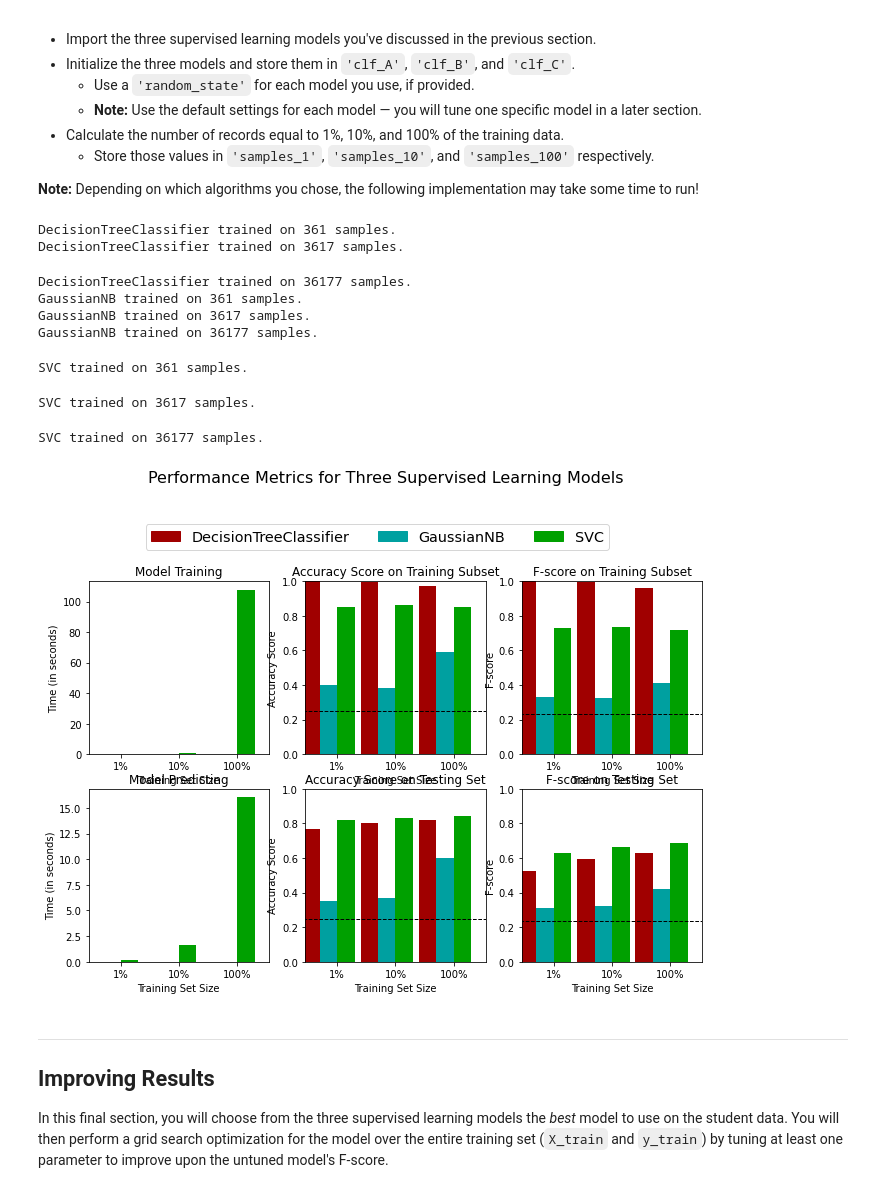
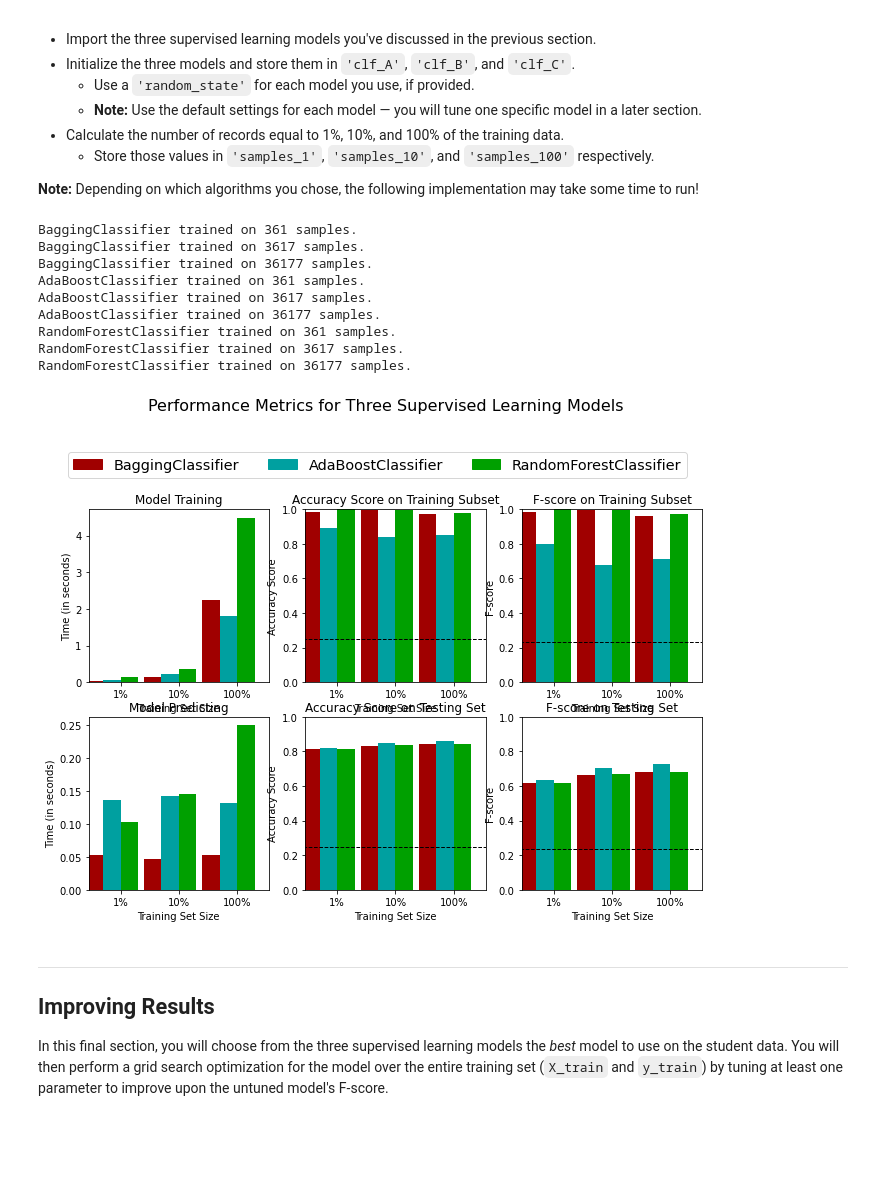
Before and after one commit to alexgeorgousis/charity-ml, a Jupyter notebook: finding_donors.ipynb, the cells around one changed output. Saved outputs shown, nothing was run; the diff lists cells and outputs as text; code cells hidden in the pictures; blank space fills up the shorter version.

```diff
--- a/finding_donors.ipynb
+++ b/finding_donors.ipynb
@@ -354,10 +386,10 @@ def train_predict(learner, sample_size, X_train, y_train, X_test, y_test):
     results['acc_test'] = accuracy_score(y_test, predictions_test)
 
     # Compute F-score on the the first 300 training samples using fbeta_score()
-    results['f_train'] = fbeta_score(y_train[:300], predictions_train, 0.5)
+    results['f_train'] = fbeta_score(y_train[:300], predictions_train, beta=0.5)
 
-    # TODO: Compute F-score on the test set which is y_test
-    results['f_test'] = fbeta_score(y_test, predictions_test, 0.5)
+    # Compute F-score on the test set which is y_test
+    results['f_test'] = fbeta_score(y_test, predictions_test, beta=0.5)
 
     # Success
     print("{} trained on {} samples.".format(learner.__class__.__name__, sample_size))
@@ -378,44 +410,50 @@ In the code cell, you will need to implement the following:
 # %%
 # Import the three supervised learning models from sklearn
 from sklearn.naive_bayes import GaussianNB
 from sklearn.tree import DecisionTreeClassifier
 from sklearn.svm import SVC
+from sklearn.ensemble import AdaBoostClassifier, RandomForestClassifier, BaggingClassifier
+
+seed = 42
 
 # Initialize the three models
-clf_A = DecisionTreeClassifier()
-clf_B = GaussianNB()
-clf_C = SVC()
+# clf_A = DecisionTreeClassifier()
+# clf_B = GaussianNB()
+# clf_C = SVC()
+clf_A = BaggingClassifier(random_state=seed)
+clf_B = AdaBoostClassifier(random_state=seed)
+clf_C = RandomForestClassifier(random_state=seed)
 
-# TODO: Calculate the number of samples for 1%, 10%, and 100% of the training data
+# Calculate the number of samples for 1%, 10%, and 100% of the training data
 # HINT: samples_100 is the entire training set i.e. len(y_train)
 # HINT: samples_10 is 10% of samples_100 (ensure to set the count of the values to be `int` and not `float`)
 # HINT: samples_1 is 1% of samples_100 (ensure to set the count of the values to be `int` and not `float`)
 samples_100 = len(y_train)
 samples_10 = len(y_train) // 10
 samples_1 = len(y_train) // 100
 
 # Collect results on the learners
 results = {}
 for clf in [clf_A, clf_B, clf_C]:
     clf_name = clf.__class__.__name__
     results[clf_name] = {}
     for i, samples in enumerate([samples_1, samples_10, samples_100]):
         results[clf_name][i] = \
         train_predict(clf, samples, X_train, y_train, X_test, y_test)
 
 # Run metrics visualization for the three supervised learning models chosen
 vs.evaluate(results, accuracy, fscore)
 # %% [output]
-DecisionTreeClassifier trained on 361 samples.
-DecisionTreeClassifier trained on 3617 samples.
+BaggingClassifier trained on 361 samples.
+BaggingClassifier trained on 3617 samples.
+BaggingClassifier trained on 36177 samples.
+AdaBoostClassifier trained on 361 samples.
+AdaBoostClassifier trained on 3617 samples.
+AdaBoostClassifier trained on 36177 samples.
+RandomForestClassifier trained on 361 samples.
+RandomForestClassifier trained on 3617 samples.
+RandomForestClassifier trained on 36177 samples.
-DecisionTreeClassifier trained on 36177 samples.
-GaussianNB trained on 361 samples.
-GaussianNB trained on 3617 samples.
-GaussianNB trained on 36177 samples.
-SVC trained on 361 samples.
-SVC trained on 3617 samples.
-SVC trained on 36177 samples.
-[figure, old version]
+[figure, new version]
 # %% [markdown]
 ----
 ## Improving Results
```
Also changed, not shown: parts of 5 cells of this notebook.
